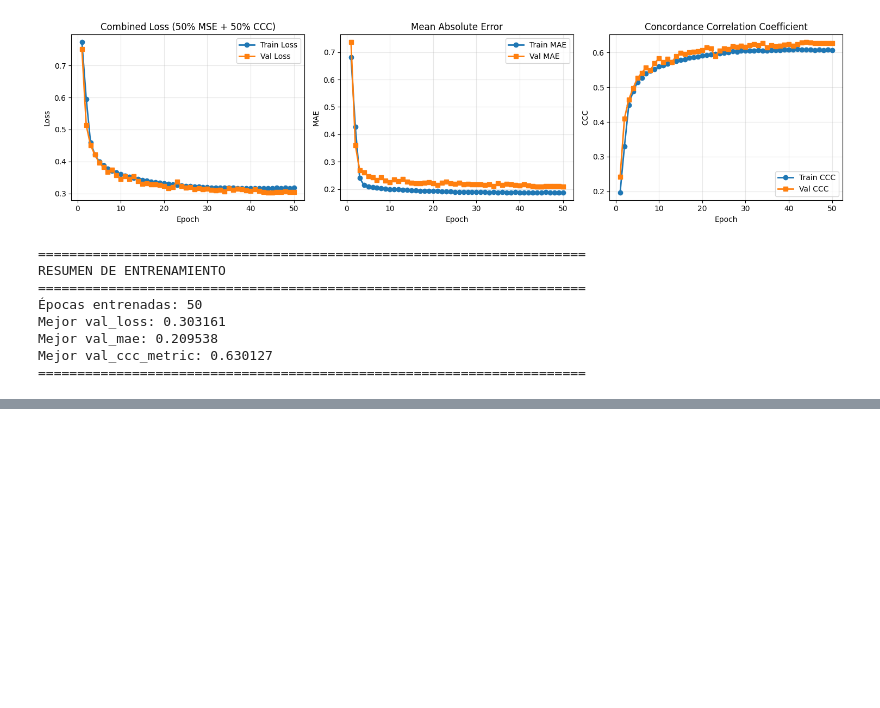
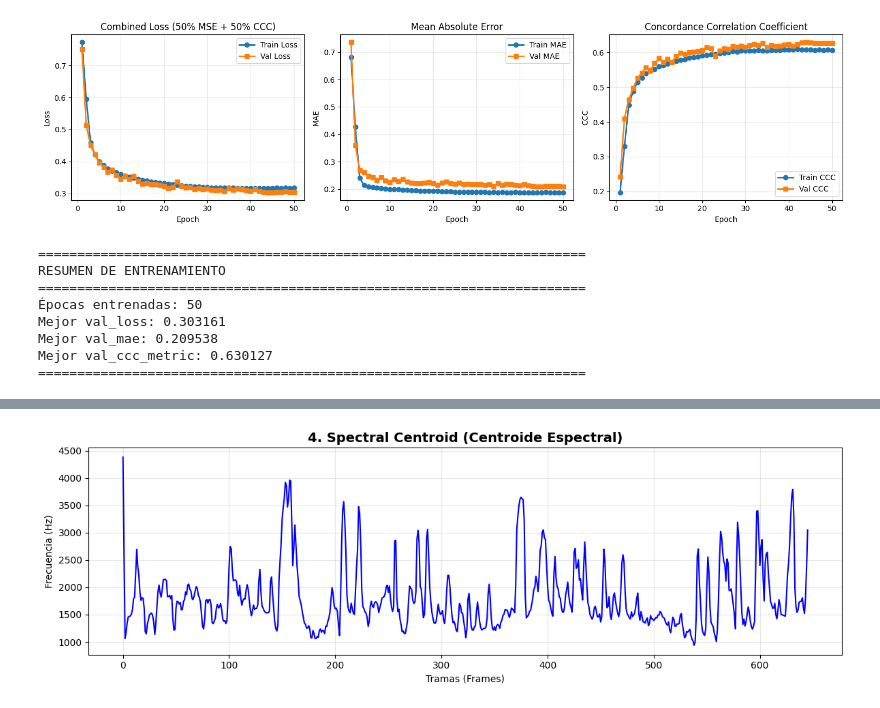
Before and after one commit to fernando086/MusiChroma, a Jupyter notebook: flask-backend/pipeline_russell.ipynb, the cells around one changed output, grey strips where cells are left out. Saved outputs shown, nothing was run; the diff lists cells and outputs as text; code cells hidden in the pictures; blank space fills up the shorter version.

```diff
--- a/flask-backend/pipeline_russell.ipynb
+++ b/flask-backend/pipeline_russell.ipynb
@@ -1840,0 +1897,13 @@ Mejor val_ccc_metric: 0.630127
+# %%
+plt.figure(figsize=(12, 4))
+# 4. Spectral Centroid
+centroid = librosa.feature.spectral_centroid(y=y, sr=sr, hop_length=512)
+plt.plot(centroid[0], color='blue')
+plt.title('4. Spectral Centroid (Centroide Espectral)', fontsize=14, fontweight='bold')
+plt.ylabel('Frecuencia (Hz)')
+plt.xlabel('Tramas (Frames)')
+plt.grid(True, alpha=0.3)
+plt.tight_layout()
+plt.show()
+# %% [output]
+[figure, added]
```
Also changed, not shown: parts of 13 cells of this notebook, 58 other files.
